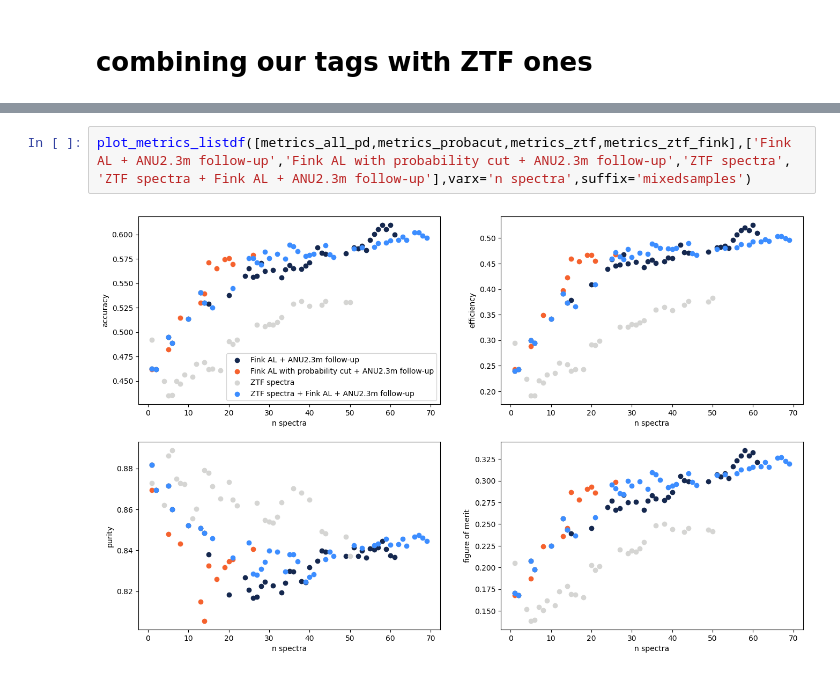
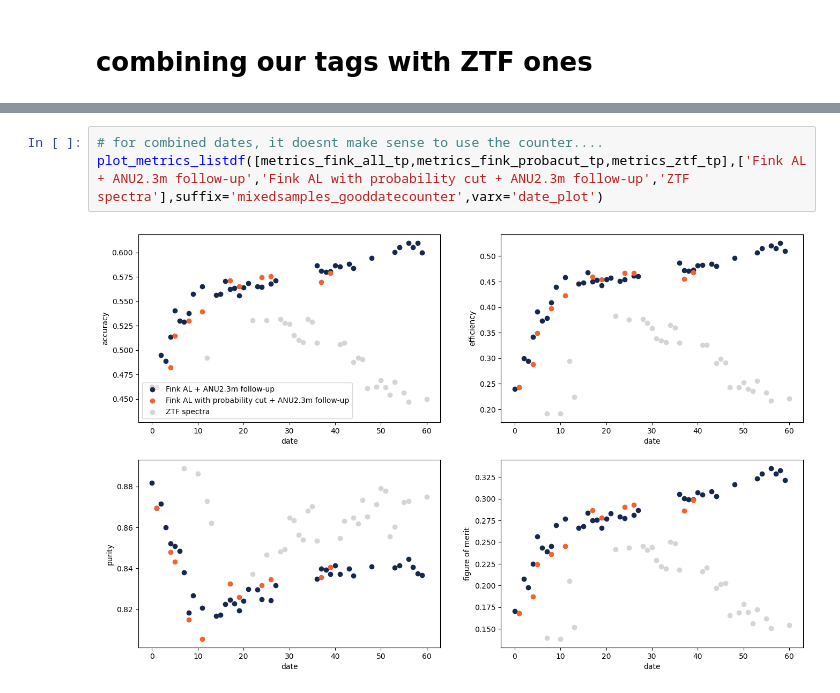
Before and after one commit to Fink-analyses/Active_Learning_earlySNIa, a Jupyter notebook: notebooks/ultimate_train_working_AM.ipynb, the cells around one changed output, grey strips where cells are left out. Saved outputs shown, nothing was run; the diff lists cells and outputs as text.

```diff
--- a/notebooks/ultimate_train_working_AM.ipynb
+++ b/notebooks/ultimate_train_working_AM.ipynb
@@ -646,4 +679,5 @@ plot_metrics_listdf([metrics_all_pd,metrics_probacut,metrics_ztf,metrics_ztf_fin
-# %%
-plot_metrics_listdf([metrics_all_pd,metrics_probacut,metrics_ztf,metrics_ztf_fink],['Fink AL + ANU2.3m follow-up','Fink AL with probability cut + ANU2.3m follow-up','ZTF spectra', 'ZTF spectra + Fink AL + ANU2.3m follow-up'],varx='n spectra',suffix='mixedsamples')
-# %% [output]
-[figure, removed]
+# %%
+# for combined dates, it doesnt make sense to use the counter....
+plot_metrics_listdf([metrics_fink_all_tp,metrics_fink_probacut_tp,metrics_ztf_tp],['Fink AL + ANU2.3m follow-up','Fink AL with probability cut + ANU2.3m follow-up','ZTF spectra'],suffix='mixedsamples_gooddatecounter',varx='date_plot')
+# %% [output]
+[figure, added]
```
Also changed, not shown: parts of 26 cells of this notebook.
